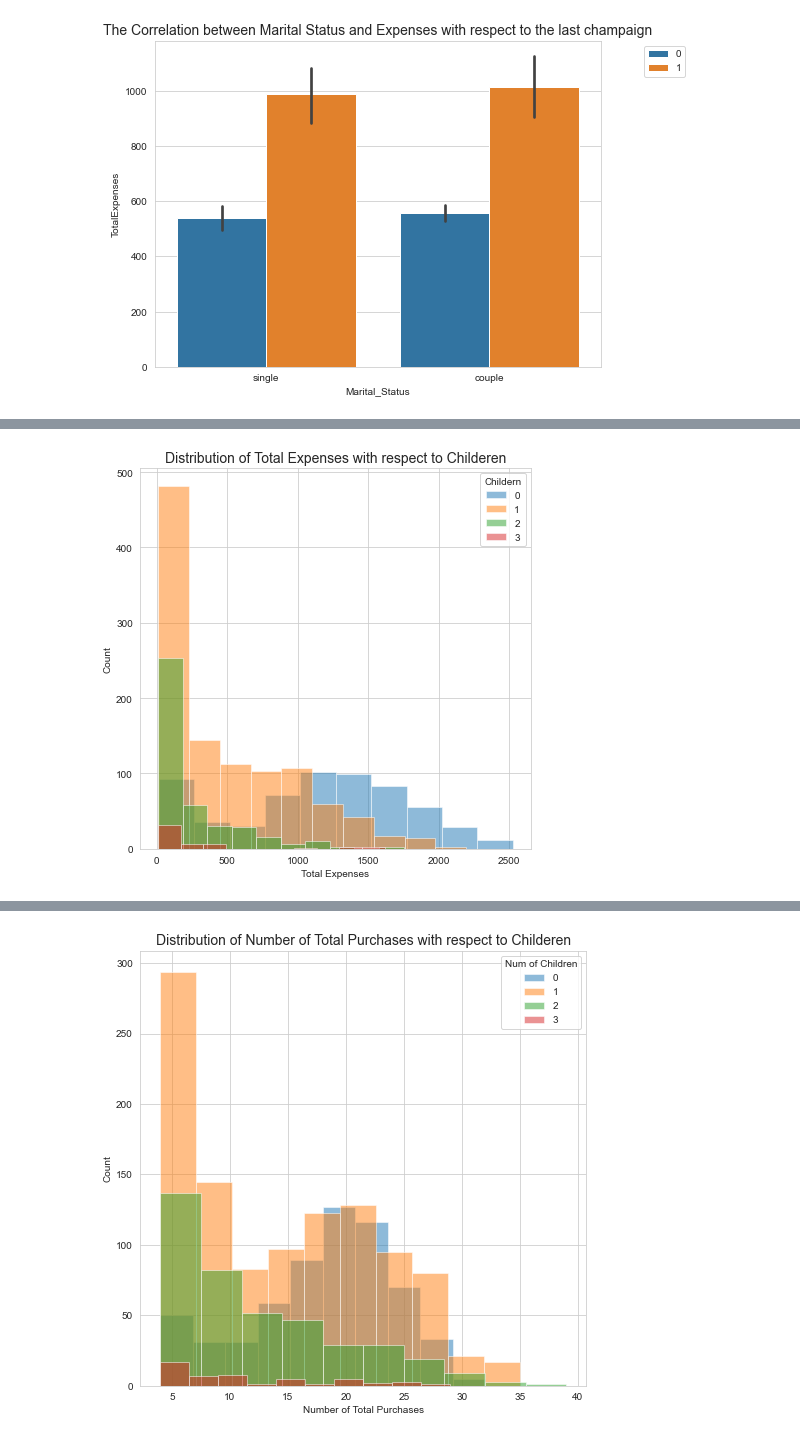
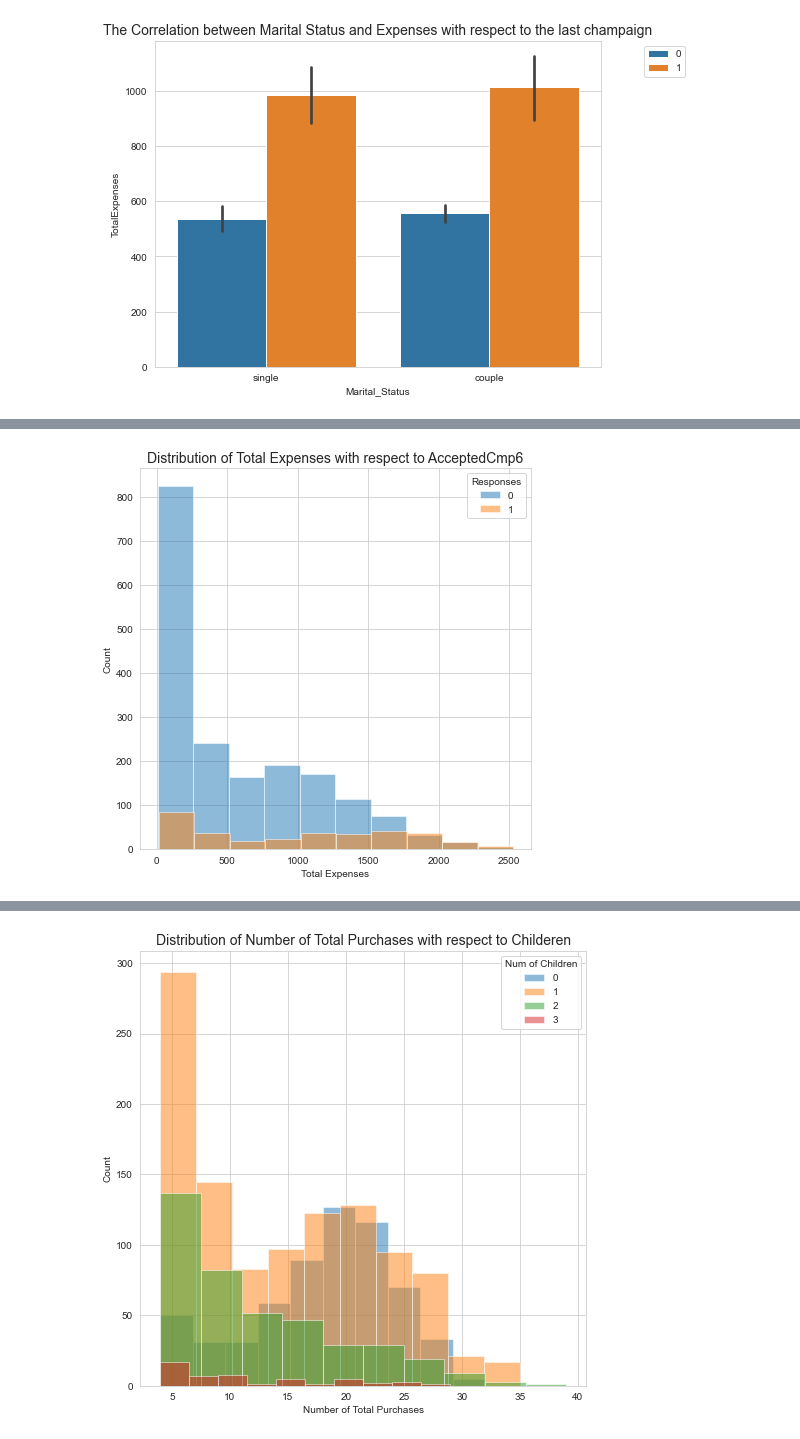
Before and after one commit to livia360/Capstone_project, a Jupyter notebook: 02_Exploratory_Data_Analysis.ipynb, the cells around one changed output, grey strips where cells are left out. Cells and saved outputs as stored; diff of their text form; code cells hidden in the pictures.

```diff
--- a/02_Exploratory_Data_Analysis.ipynb
+++ b/02_Exploratory_Data_Analysis.ipynb
@@ -171,15 +171,13 @@ plt.show()
 # %%
-# ANALYSIS OF THE CORRELATION BETWEEN MARITAL STATUS AND TOTAL EXPENSES
+# ANALYSIS OF THE CORRELATION BETWEEN TOTAL EXPENSES and AcceptedCmp6
 plt.figure(figsize=(7,7))
-plt.hist("TotalExpenses", data = df[df["Children"] == 0], alpha = 0.5, label = "0")
-plt.hist("TotalExpenses", data = df[df["Children"] == 1], alpha = 0.5, label = "1")
-plt.hist("TotalExpenses", data = df[df["Children"] == 2], alpha = 0.5, label = "2")
-plt.hist("TotalExpenses", data = df[df["Children"] == 3], alpha = 0.5, label = "3")
-plt.title("Distribution of Total Expenses with respect to Childeren", fontsize=14)
+plt.hist("TotalExpenses", data = df[df["AcceptedCmp6"] == 0], alpha = 0.5, label = "0")
+plt.hist("TotalExpenses", data = df[df["AcceptedCmp6"] == 1], alpha = 0.5, label = "1")
+
+plt.title("Distribution of Total Expenses with respect to AcceptedCmp6", fontsize=14)
 plt.xlabel("Total Expenses")
 plt.ylabel("Count")
-plt.legend(title = "Childern")
-plt.show()
-#observation: customers without child have higher expenses
+plt.legend(title = "Responses")
+plt.show();
 # %% [output]
-[figure, old version]
+[figure, new version]
```
Also changed, not shown: parts of 13 cells of this notebook.
